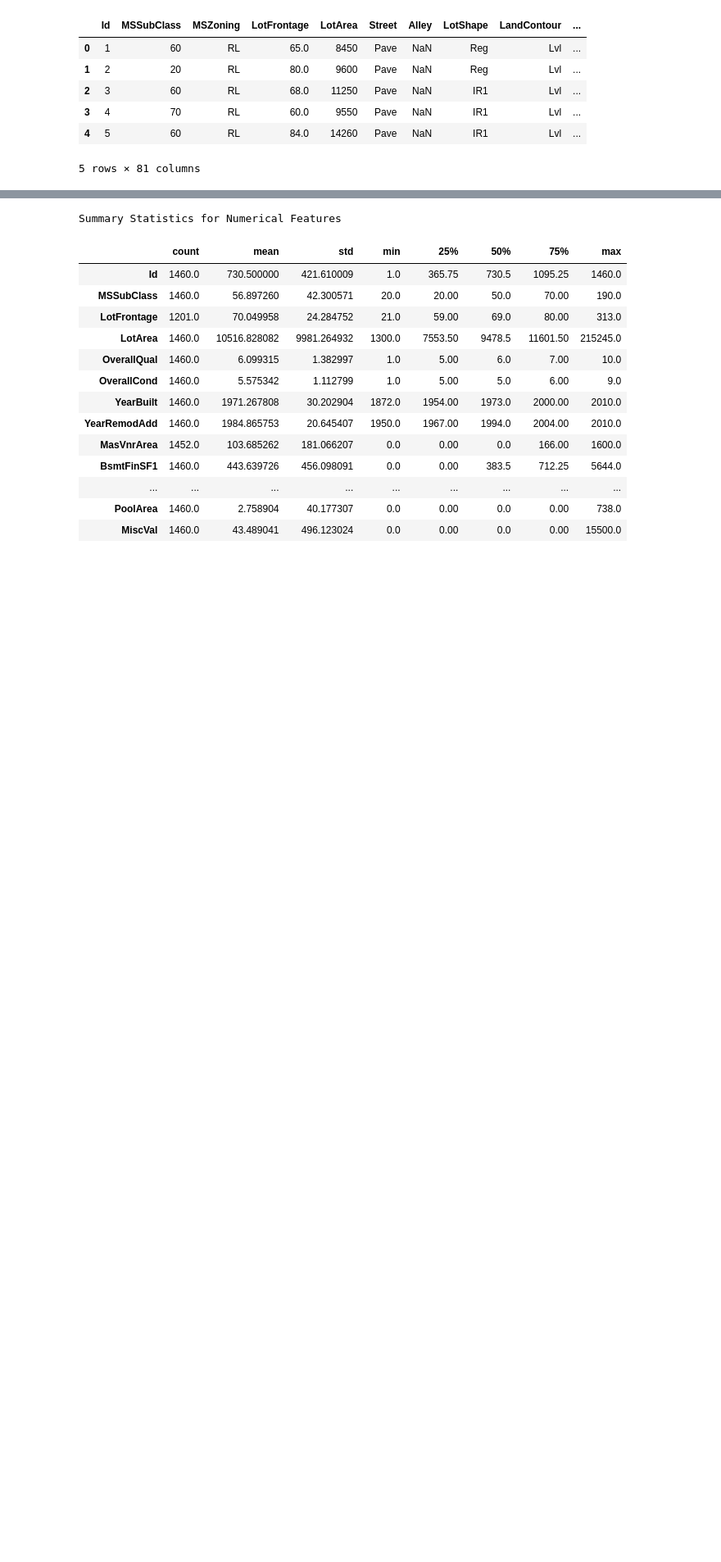
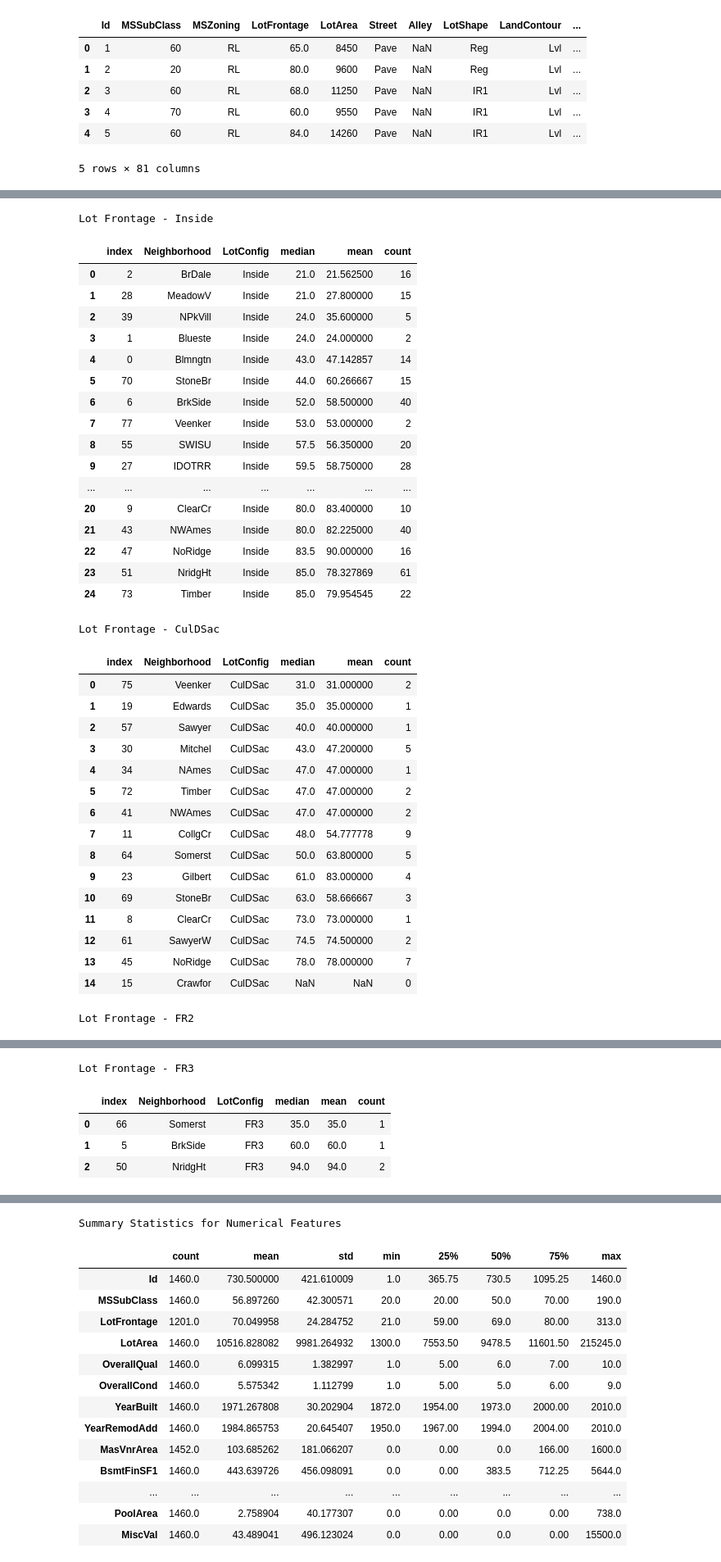
Before and after one commit to Sinjinkim/Ames-housing-price-predicton, a Jupyter notebook: notebooks/01_eda.ipynb, the cells around one changed output, grey strips where cells are left out. Shown at 82% size. Saved outputs shown, nothing was run; the diff lists cells and outputs as text; code cells hidden in the pictures; blank space fills up the shorter version.

```diff
--- a/notebooks/01_eda.ipynb
+++ b/notebooks/01_eda.ipynb
@@ -135,0 +143,4 @@ Name: LotFrontage, dtype: int64
+# %%
+lotfrontage_by_group = (train.groupby(['Neighborhood', 'LotConfig'])['LotFrontage'].agg(median = 'median', mean = 'mean', count = 'count')).reset_index()
+
+display(HTML(create_scrollable_table(lotfrontage_by_group, "lotfrontage_by_group","Lot Frontage by Neighborhood and Lot Configuration")))
@@ -135,0 +166,58 @@ Name: LotFrontage, dtype: int64
+# %%
+lot_configs = ['Inside', 'CulDSac', 'FR2', 'FR3', 'Corner']
+
+for config in lot_configs:
+    table = (
+        lotfrontage_by_group[
+            lotfrontage_by_group['LotConfig'] == config
+        ]
+        .sort_values('median')
+        .reset_index()
+    )
+
+    display(
+        HTML(
+            create_scrollable_table(
+                table,
+                f"{config}_table",
+                f"Lot Frontage - {config}"
+            )
+        )
+    )
+# %% [output]
+Lot Frontage - Inside
+|  | index | Neighborhood | LotConfig | median | mean | count |
+| 0 | 2 | BrDale | Inside | 21.0 | 21.562500 | 16 |
+| 1 | 28 | MeadowV | Inside | 21.0 | 27.800000 | 15 |
+| 2 | 39 | NPkVill | Inside | 24.0 | 35.600000 | 5 |
+| 3 | 1 | Blueste | Inside | 24.0 | 24.000000 | 2 |
+| 4 | 0 | Blmngtn | Inside | 43.0 | 47.142857 | 14 |
+| 5 | 70 | StoneBr | Inside | 44.0 | 60.266667 | 15 |
+| 6 | 6 | BrkSide | Inside | 52.0 | 58.500000 | 40 |
+| 7 | 77 | Veenker | Inside | 53.0 | 53.000000 | 2 |
+| 8 | 55 | SWISU | Inside | 57.5 | 56.350000 | 20 |
+| 9 | 27 | IDOTRR | Inside | 59.5 | 58.750000 | 28 |
+| ... | ... | ... | ... | ... | ... | ... |
+| 20 | 9 | ClearCr | Inside | 80.0 | 83.400000 | 10 |
+| 21 | 43 | NWAmes | Inside | 80.0 | 82.225000 | 40 |
+| 22 | 47 | NoRidge | Inside | 83.5 | 90.000000 | 16 |
+| 23 | 51 | NridgHt | Inside | 85.0 | 78.327869 | 61 |
+| 24 | 73 | Timber | Inside | 85.0 | 79.954545 | 22 |
+Lot Frontage - CulDSac
+|  | index | Neighborhood | LotConfig | median | mean | count |
+| 0 | 75 | Veenker | CulDSac | 31.0 | 31.000000 | 2 |
+| 1 | 19 | Edwards | CulDSac | 35.0 | 35.000000 | 1 |
+| 2 | 57 | Sawyer | CulDSac | 40.0 | 40.000000 | 1 |
+| 3 | 30 | Mitchel | CulDSac | 43.0 | 47.200000 | 5 |
+| 4 | 34 | NAmes | CulDSac | 47.0 | 47.000000 | 1 |
+| 5 | 72 | Timber | CulDSac | 47.0 | 47.000000 | 2 |
+| 6 | 41 | NWAmes | CulDSac | 47.0 | 47.000000 | 2 |
+| 7 | 11 | CollgCr | CulDSac | 48.0 | 54.777778 | 9 |
+| 8 | 64 | Somerst | CulDSac | 50.0 | 63.800000 | 5 |
+| 9 | 23 | Gilbert | CulDSac | 61.0 | 83.000000 | 4 |
+| 10 | 69 | StoneBr | CulDSac | 63.0 | 58.666667 | 3 |
+| 11 | 8 | ClearCr | CulDSac | 73.0 | 73.000000 | 1 |
+| 12 | 61 | SawyerW | CulDSac | 74.5 | 74.500000 | 2 |
+| 13 | 45 | NoRidge | CulDSac | 78.0 | 78.000000 | 7 |
+| 14 | 15 | Crawfor | CulDSac | NaN | NaN | 0 |
+Lot Frontage - FR2
@@ -135,0 +239,5 @@ Name: LotFrontage, dtype: int64
+Lot Frontage - FR3
+|  | index | Neighborhood | LotConfig | median | mean | count |
+| 0 | 66 | Somerst | FR3 | 35.0 | 35.0 | 1 |
+| 1 | 5 | BrkSide | FR3 | 60.0 | 60.0 | 1 |
+| 2 | 50 | NridgHt | FR3 | 94.0 | 94.0 | 2 |
```
Also changed, not shown: parts of 23 cells of this notebook, 1 other file.
